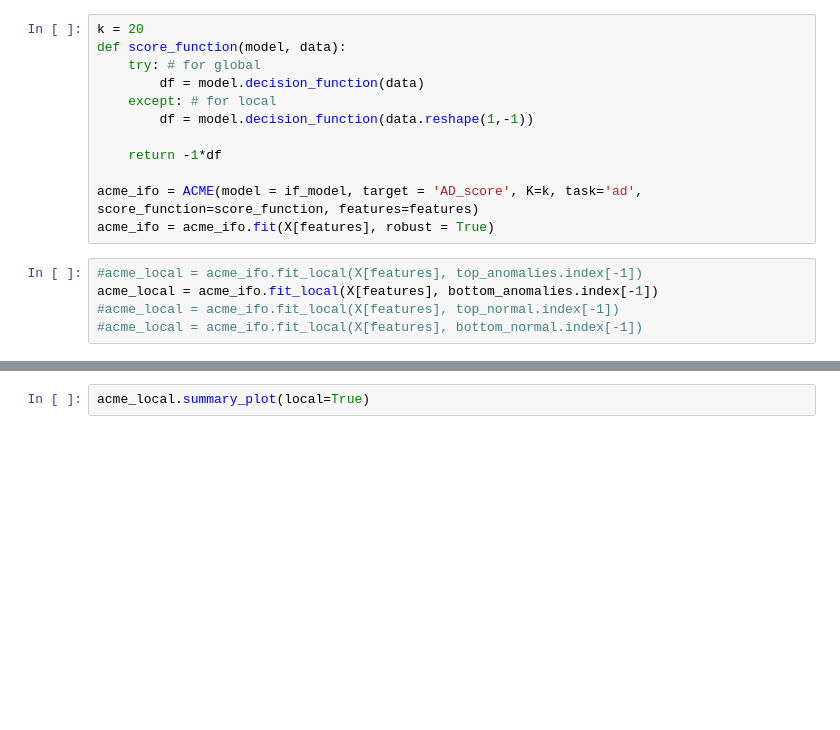
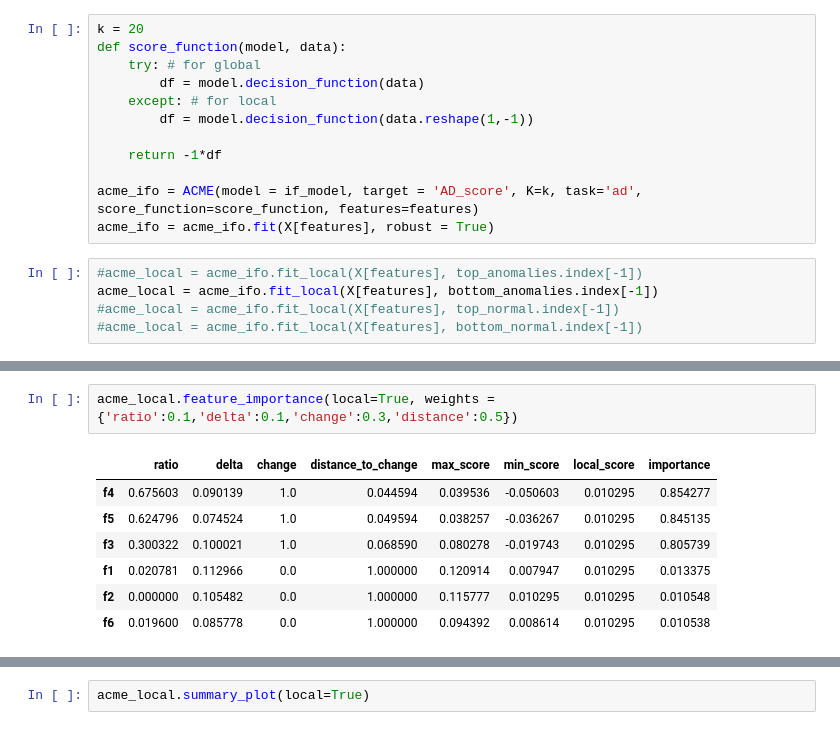
Before and after one commit to dandolodavid/ACME, a Jupyter notebook: notebook/ACME - anomlay detection.ipynb, the cells around one changed output, grey strips where cells are left out. Cells and saved outputs as stored; diff of their text form; blank space fills up the shorter version.

```diff
--- a/notebook/ACME - anomlay detection.ipynb
+++ b/notebook/ACME - anomlay detection.ipynb
@@ -97,0 +113,10 @@ acme_local.feature_importance()
+# %%
+acme_local.feature_importance(local=True, weights = {'ratio':0.1,'delta':0.1,'change':0.3,'distance':0.5})
+# %% [output]
+|  | ratio | delta | change | distance_to_change | max_score | min_score | local_score | importance |
+| f4 | 0.675603 | 0.090139 | 1.0 | 0.044594 | 0.039536 | -0.050603 | 0.010295 | 0.854277 |
+| f5 | 0.624796 | 0.074524 | 1.0 | 0.049594 | 0.038257 | -0.036267 | 0.010295 | 0.845135 |
+| f3 | 0.300322 | 0.100021 | 1.0 | 0.068590 | 0.080278 | -0.019743 | 0.010295 | 0.805739 |
+| f1 | 0.020781 | 0.112966 | 0.0 | 1.000000 | 0.120914 | 0.007947 | 0.010295 | 0.013375 |
+| f2 | 0.000000 | 0.105482 | 0.0 | 1.000000 | 0.115777 | 0.010295 | 0.010295 | 0.010548 |
+| f6 | 0.019600 | 0.085778 | 0.0 | 1.000000 | 0.094392 | 0.008614 | 0.010295 | 0.010538 |
```
Also changed, not shown: parts of 10 cells of this notebook, 6 other files.
